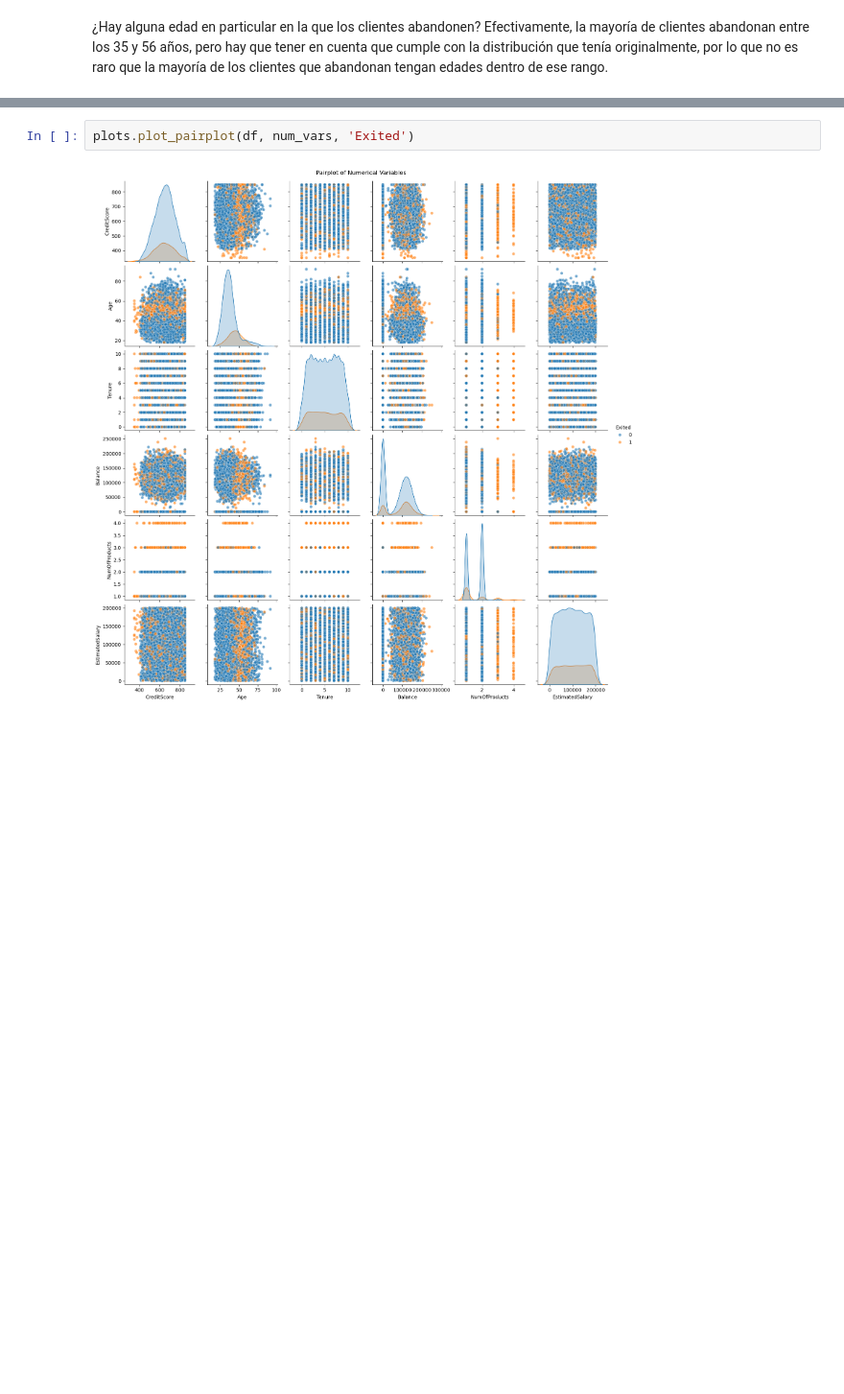
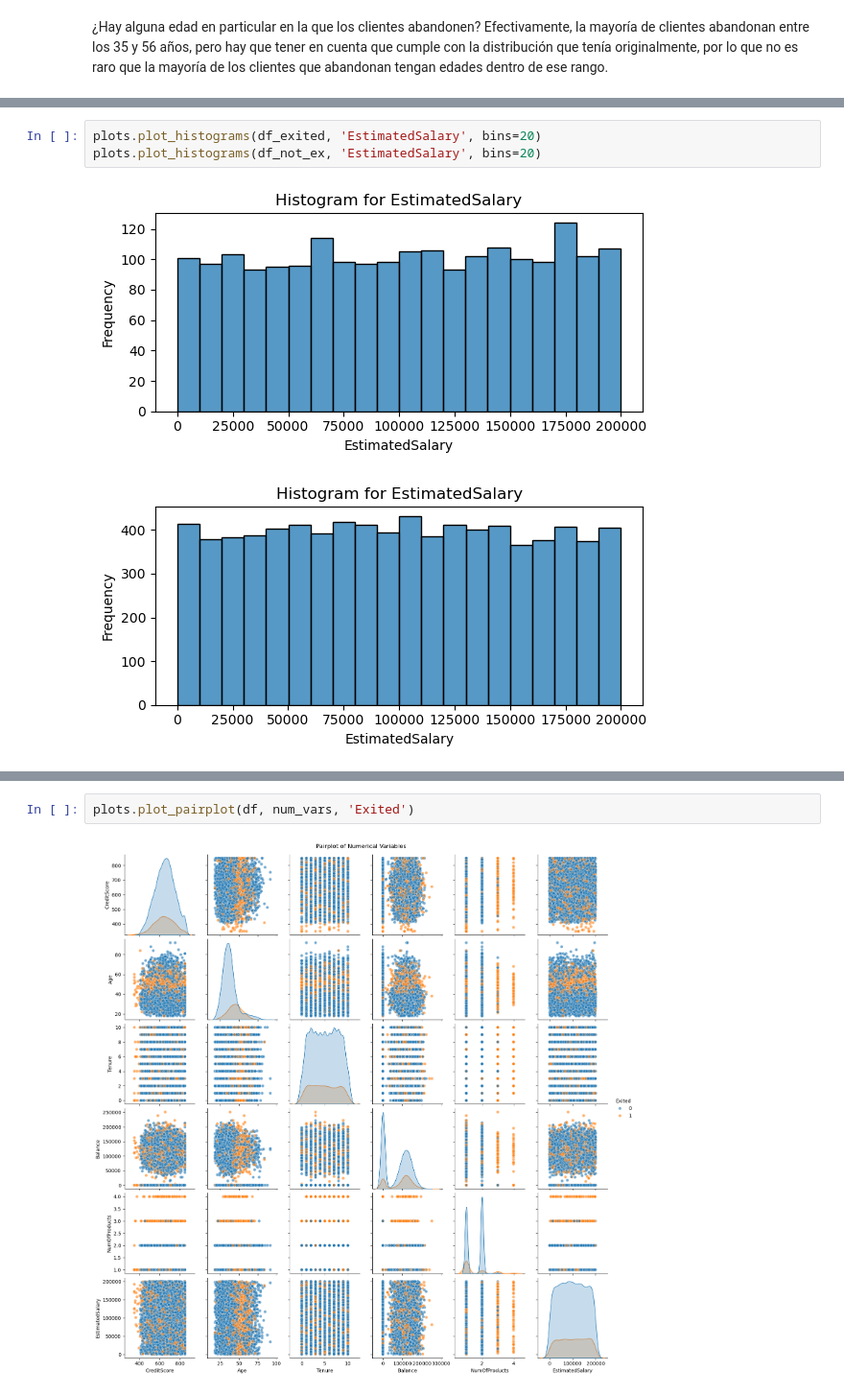
Before and after one commit to davexat/Customer_Churn_Predictor, a Jupyter notebook: notebooks/2.0_dsb_data_exploration.ipynb, the cells around one changed output, grey strips where cells are left out. Shown at 96% size. Drawn from its saved outputs; the diff is of its cells as text; blank space fills up the shorter version.

```diff
--- a/notebooks/2.0_dsb_data_exploration.ipynb
+++ b/notebooks/2.0_dsb_data_exploration.ipynb
@@ -132,0 +226,6 @@ Preguntas planteadas anteriormente:
+# %%
+plots.plot_histograms(df_exited, 'EstimatedSalary', bins=20)
+plots.plot_histograms(df_not_ex, 'EstimatedSalary', bins=20)
+# %% [output]
+[figure, added]
+[figure, added]
```
Also changed, not shown: parts of 31 cells of this notebook.
